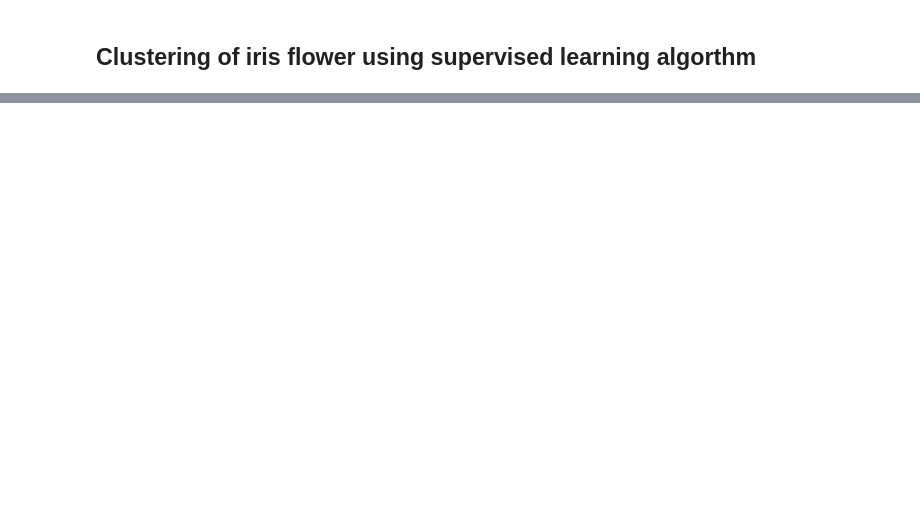
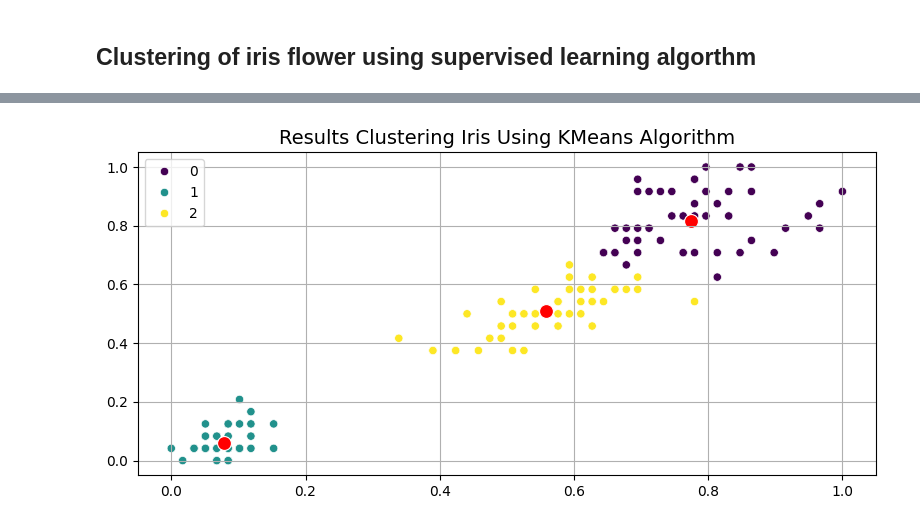
Before and after one commit to kusin/bahan-ajar-ML, a Jupyter notebook: Pertemuan 8 dan 9 - Klastering Data/unsupervised_learning.ipynb, the cells around one changed output, grey strips where cells are left out. Drawn from its saved outputs; the diff is of its cells as text; code cells hidden in the pictures; blank space fills up the shorter version.

```diff
--- a/Pertemuan 8 dan 9 - Klastering Data/unsupervised_learning.ipynb
+++ b/Pertemuan 8 dan 9 - Klastering Data/unsupervised_learning.ipynb
@@ -163,0 +147,4 @@ array([5.1, 4.9, 4.7, 4.6, 5. , 5.4, 4.6, 5. , 4.4, 4.9, 5.4, 4.8, 4.8,
+# %%
+# show centroid
+centers = kmeans.cluster_centers_
+centers
@@ -163,0 +155,4 @@ array([5.1, 4.9, 4.7, 4.6, 5. , 5.4, 4.6, 5. , 4.4, 4.9, 5.4, 4.8, 4.8,
+# %%
+# process predict
+y_pred = kmeans.fit_predict(scaled)
+y_pred
@@ -163,0 +167,17 @@ array([5.1, 4.9, 4.7, 4.6, 5. , 5.4, 4.6, 5. , 4.4, 4.9, 5.4, 4.8, 4.8,
+# %%
+# create scatter plots
+fig, ax = plt.subplots(figsize = (8,4))
+sns.scatterplot(x=scaled[:,0], y=scaled[:,1], hue=y_pred, palette='viridis')
+sns.scatterplot(x=centers[:,0], y=centers[:,1], color='red', s=100,)
+
+# set labels
+ax.set_title("Results Clustering Iris Using KMeans Algorithm", fontsize=14)
+ax.set_xlabel("", fontsize=12)
+ax.set_ylabel("", fontsize=12)
+ax.grid(True)
+
+# return values
+plt.tight_layout()
+plt.show()
+# %% [output]
+[figure, added]
```
Also changed, not shown: parts of 28 cells of this notebook, 8 other files.
